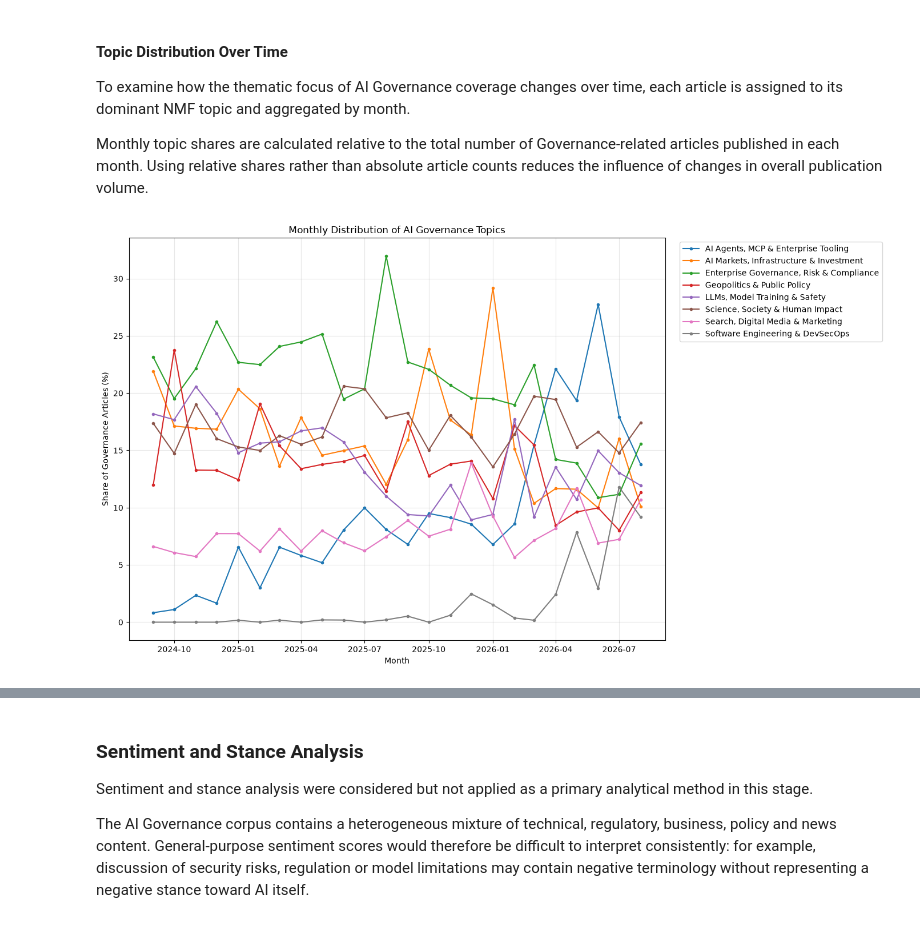
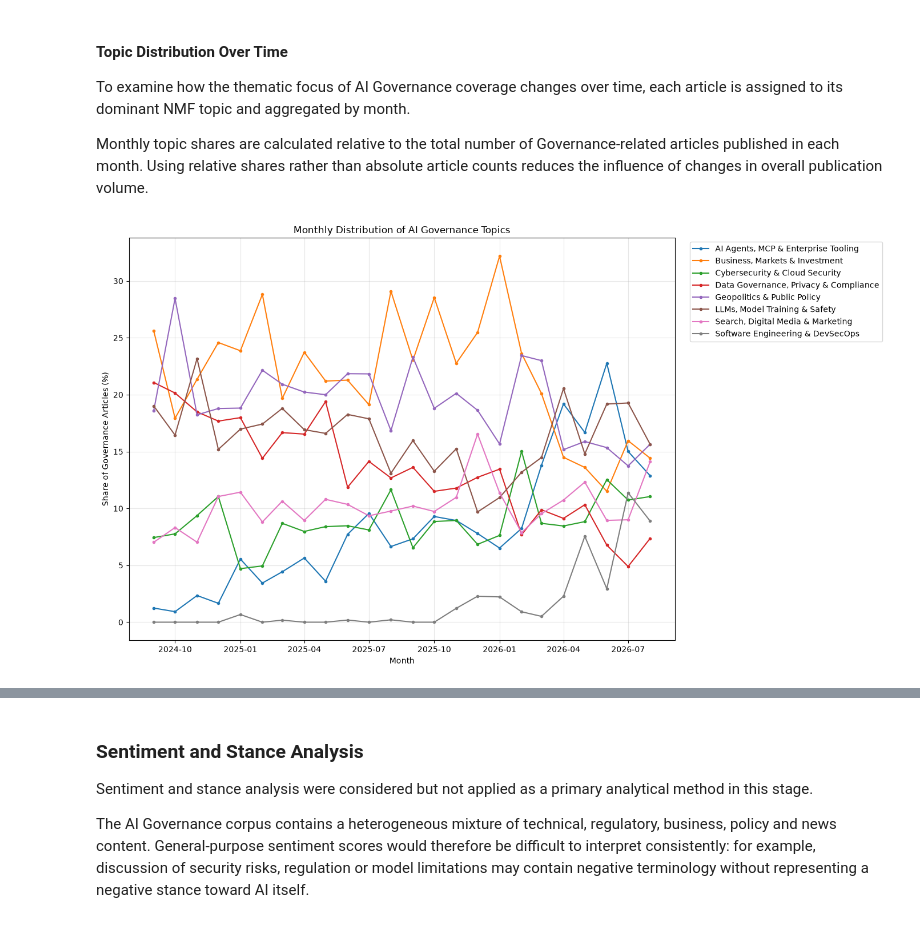
Before and after one commit to 341235/CTL, a Jupyter notebook: notebooks/stage1_ai_governance/Stage1_AI_Governance.ipynb, the cells around one changed output, grey strips where cells are left out. Drawn from its saved outputs; the diff is of its cells as text; code cells hidden in the pictures.

```diff
--- a/notebooks/stage1_ai_governance/Stage1_AI_Governance.ipynb
+++ b/notebooks/stage1_ai_governance/Stage1_AI_Governance.ipynb
@@ -4868,15 +5260,15 @@ Because edges represent article-level co-occurrence, the visualization reflects
 import json
 
 GRAPHML_PATH = (
-    PROCESSED_DIR / "ai_governance_knowledge_graph.graphml"
+    KG_DIR / "ai_governance_knowledge_graph.graphml"
 )
 
 METRICS_PATH = (
-    PROCESSED_DIR / "ai_governance_network_metrics.csv"
+    KG_DIR / "ai_governance_network_metrics.csv"
 )
 
 SCHEMA_PATH = (
-    PROCESSED_DIR / "ai_governance_knowledge_graph_schema.json"
+    KG_DIR / "ai_governance_knowledge_graph_schema.json"
 )
 
 # Save complete Knowledge Graph
@@ -4891,25 +5283,11 @@ network_metrics.to_csv(
     index=False
 )
 
-# Save compact Knowledge Graph schema
-graph_schema = {
-    "node_identifier": "ENTITY_TYPE::ENTITY_NAME",
-    "node_attributes": {
-        "name": "Normalized entity name",
-        "entity_type": "Entity category",
-        "article_frequency": "Number of governance-related articles containing the entity"
-    },
-    "entity_types": sorted(
-        {
-            data["entity_type"]
-            for _, data in G.nodes(data=True)
-        }
-    ),
-    "edge_type": "CO_MENTIONED_WITH",
-    "edge_direction": "undirected",
-    "edge_weight": "Number of governance-related articles in which both entities occur",
-    "minimum_entity_frequency": 20,
-    "minimum_cooccurrence": 50
+# Save the schema defined at the beginning of the Knowledge Graph
+# section together with the selected thresholds
+KG_SCHEMA["parameters"] = {
+    "minimum_entity_frequency": MIN_ENTITY_FREQUENCY,
+    "minimum_cooccurrence": MIN_COOCCURRENCE
 }
 
 with open(
@@ -4918,7 +5296,7 @@ with open(
     encoding="utf-8"
 ) as file:
     json.dump(
-        graph_schema,
+        KG_SCHEMA,
         file,
         indent=2
     )
@@ -5177,12 +6154,8 @@ from sklearn.feature_extraction.text import (
     ENGLISH_STOP_WORDS
 )
 
-# Combine title and full article content
-topic_texts = (
-    governance_df["title"].fillna("")
-    + ". "
-    + governance_df["content_text"].fillna("")
-)
+# Lemmatized title and article content
+topic_texts = governance_df["text_lemmatized"]
 
 # Generic and corpus-specific terms that do not help distinguish topics
 custom_stop_words = set(ENGLISH_STOP_WORDS).union({
@@ -5193,6 +6166,7 @@ custom_stop_words = set(ENGLISH_STOP_WORDS).union({
     "article",
     "said",
     "says",
+    "say",
     "new",
     "use",
     "used",
@@ -5202,10 +6176,12 @@ custom_stop_words = set(ENGLISH_STOP_WORDS).union({
     "like",
     "just",
     "going",
+    "go",
     "really",
     "don",
     "know",
     "things",
+    "thing",
     "actually",
 
     # Source / website boilerplate
@@ -5507,34 +6565,35 @@ monthly_topic_share = (
 plt.figure(figsize=(14, 8))
 
 for topic in monthly_topic_share.columns:
 
     plt.plot(
         monthly_topic_share.index,
         monthly_topic_share[topic],
         marker="o",
         markersize=3,
         linewidth=1.5,
         label=topic
     )
 
 plt.title(
     "Monthly Distribution of AI Governance Topics"
 )
 
 plt.xlabel("Month")
 plt.ylabel("Share of Governance Articles (%)")
 
 plt.legend(
     bbox_to_anchor=(1.02, 1),
     loc="upper left"
 )
 
 plt.grid(alpha=0.3)
 
 plt.tight_layout()
+save_figure("topics_monthly_share")
 plt.show()
 # %% [output]
-[figure, old version]
+[figure, new version]
 # %%
 first_three_months = (
     monthly_topic_share
```
Also changed, not shown: parts of 103 cells of this notebook.
